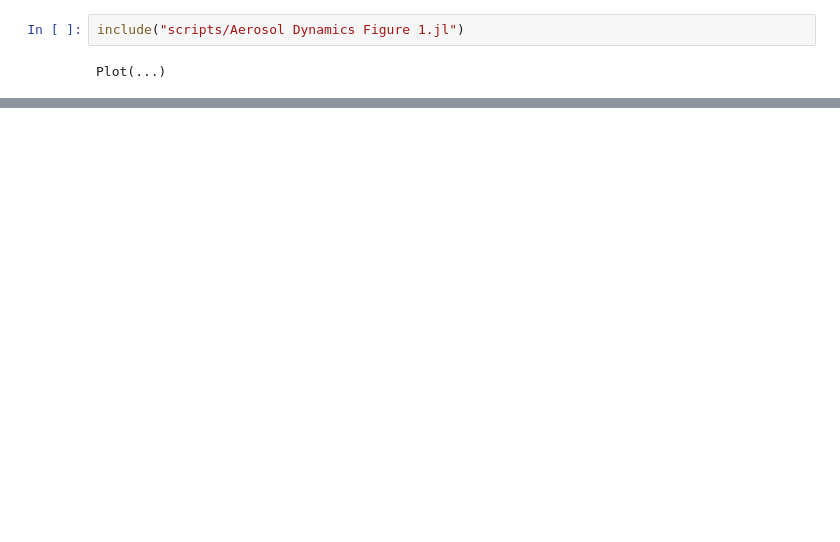
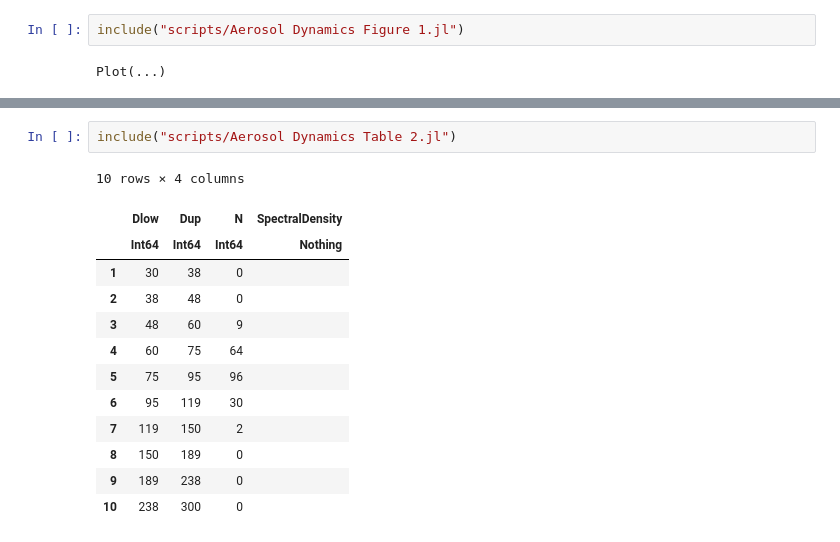
Before and after one commit to mdpetters/Atmospheric-Physics-Notebooks, a Jupyter notebook: notebooks/Module 1 - Aerosol Dynamics/Module 1 - Aerosol Dynamics.ipynb, the cells around one changed output, grey strips where cells are left out. Saved outputs shown, nothing was run; the diff lists cells and outputs as text; blank space fills up the shorter version.

Commit message:
Add aerosol apps [ci skip]

```diff
--- a/notebooks/Module 1 - Aerosol Dynamics/Module 1 - Aerosol Dynamics.ipynb
+++ b/notebooks/Module 1 - Aerosol Dynamics/Module 1 - Aerosol Dynamics.ipynb
@@ -40,0 +70,16 @@ Plot(...)
+# %%
+include("scripts/Aerosol Dynamics Table 2.jl")
+# %% [output]
+10 rows × 4 columns
+|  | Dlow | Dup | N | SpectralDensity |
+|  | Int64 | Int64 | Int64 | Nothing |
+| 1 | 30 | 38 | 0 |  |
+| 2 | 38 | 48 | 0 |  |
+| 3 | 48 | 60 | 9 |  |
+| 4 | 60 | 75 | 64 |  |
+| 5 | 75 | 95 | 96 |  |
+| 6 | 95 | 119 | 30 |  |
+| 7 | 119 | 150 | 2 |  |
+| 8 | 150 | 189 | 0 |  |
+| 9 | 189 | 238 | 0 |  |
+| 10 | 238 | 300 | 0 |  |
```
Also changed, not shown: parts of 17 cells of this notebook, 7 other files.
